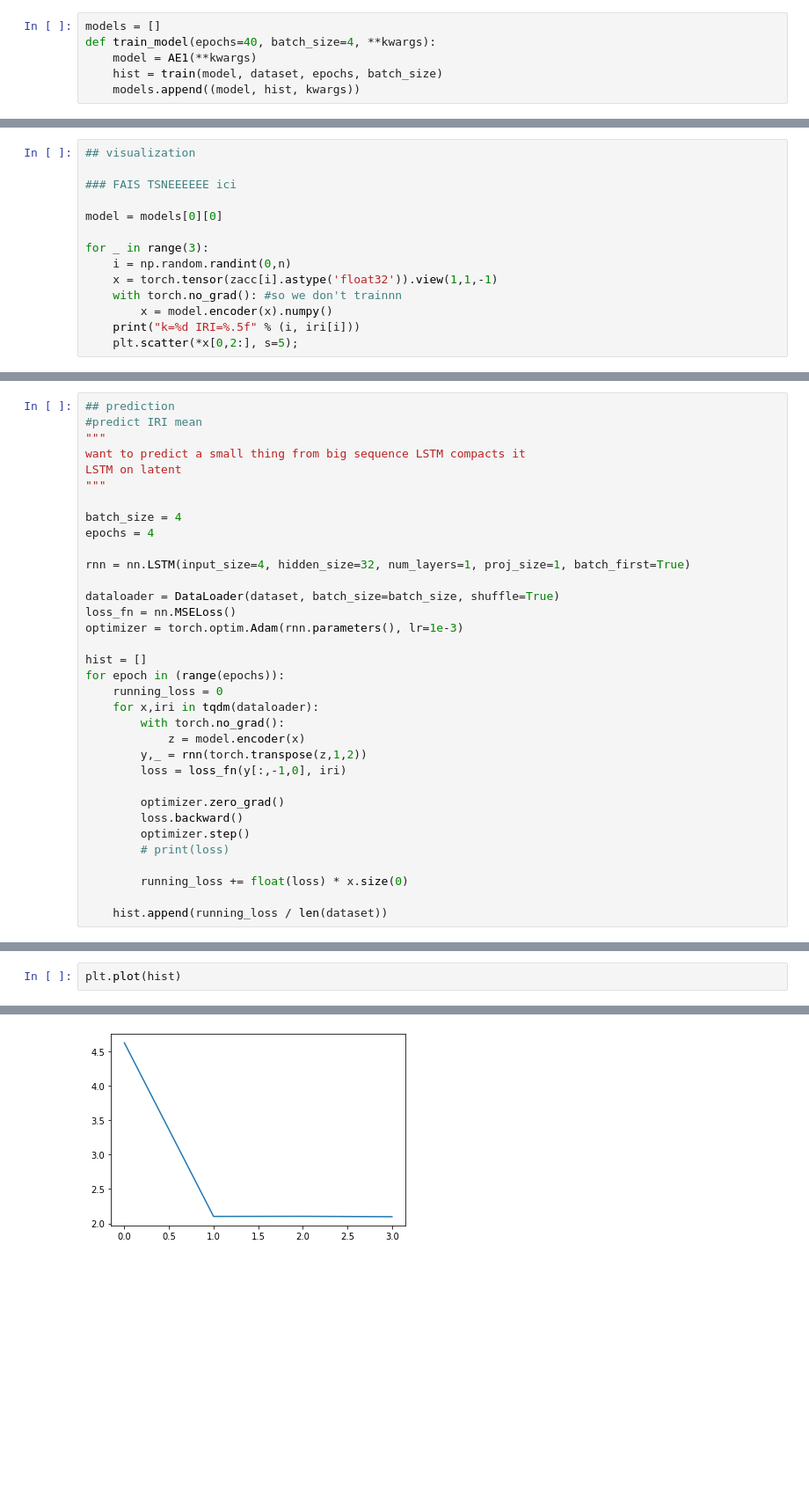
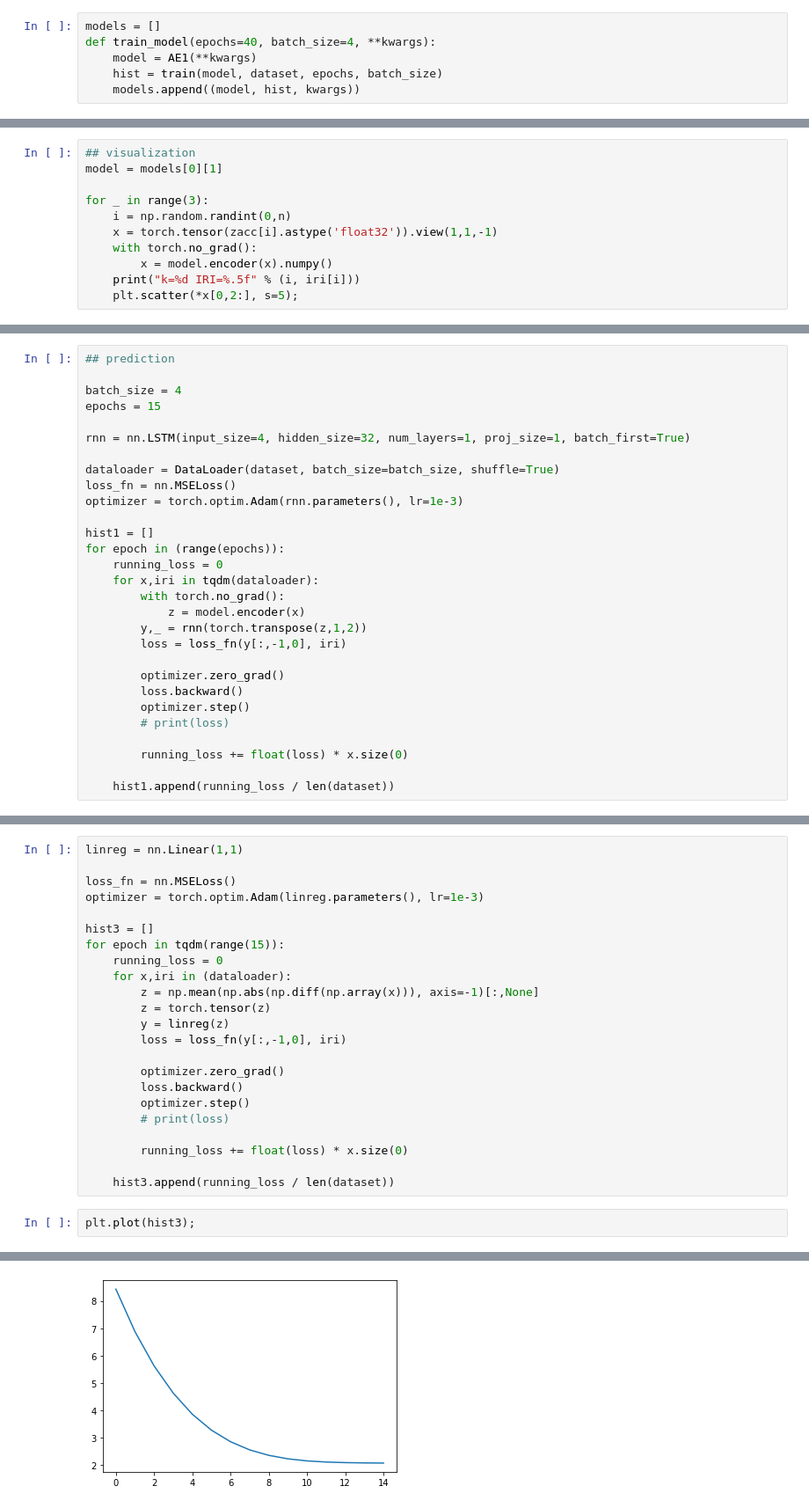
Before and after one commit to TheJproject/deeplearning, a Jupyter notebook: newAE_Conv.ipynb, the cells around one changed output, grey strips where cells are left out. Shown: that part at 88% size. Cells and saved outputs as stored; diff of their text form; blank space fills up the shorter version.

```diff
--- a/newAE_Conv.ipynb
+++ b/newAE_Conv.ipynb
@@ -303,14 +386,11 @@ interactive(children=(Dropdown(description='model', options=(((0, {'depth': 2, '
 # %%
 ## visualization
-
-### FAIS TSNEEEEEE ici
-
-model = models[0][0]
+model = models[0][1]
 
 for _ in range(3):
     i = np.random.randint(0,n)
     x = torch.tensor(zacc[i].astype('float32')).view(1,1,-1)
-    with torch.no_grad(): #so we don't trainnn
+    with torch.no_grad():
         x = model.encoder(x).numpy()
     print("k=%d IRI=%.5f" % (i, iri[i]))
     plt.scatter(*x[0,2:], s=5);
@@ -322,13 +399,8 @@ k=147 IRI=1.99329
 # %%
 ## prediction
-#predict IRI mean
-"""
-want to predict a small thing from big sequence LSTM compacts it
-LSTM on latent
-"""
 
 batch_size = 4
-epochs = 4
+epochs = 15
 
 rnn = nn.LSTM(input_size=4, hidden_size=32, num_layers=1, proj_size=1, batch_first=True)
 
@@ -336,7 +408,7 @@ dataloader = DataLoader(dataset, batch_size=batch_size, shuffle=True)
 loss_fn = nn.MSELoss()
 optimizer = torch.optim.Adam(rnn.parameters(), lr=1e-3)
 
-hist = []
+hist1 = []
 for epoch in (range(epochs)):
     running_loss = 0
     for x,iri in tqdm(dataloader):
@@ -352,4 +424,4 @@ for epoch in (range(epochs)):
 
         running_loss += float(loss) * x.size(0)
 
-    hist.append(running_loss / len(dataset))
+    hist1.append(running_loss / len(dataset))
@@ -356,3 +465,26 @@ for epoch in (range(epochs)):
+# %%
+linreg = nn.Linear(1,1)
+
+loss_fn = nn.MSELoss()
+optimizer = torch.optim.Adam(linreg.parameters(), lr=1e-3)
+
+hist3 = []
+for epoch in tqdm(range(15)):
+    running_loss = 0
+    for x,iri in (dataloader):
+        z = np.mean(np.abs(np.diff(np.array(x))), axis=-1)[:,None]
+        z = torch.tensor(z)
+        y = linreg(z)
+        loss = loss_fn(y[:,-1,0], iri)
+
+        optimizer.zero_grad()
+        loss.backward()
+        optimizer.step()
+        # print(loss)
+
+        running_loss += float(loss) * x.size(0)
+
+    hist3.append(running_loss / len(dataset))
 # %%
-plt.plot(hist)
+plt.plot(hist3);
 # %% [output]
@@ -360 +491 @@ plt.plot(hist)
-[figure, old version]
+[figure, new version]
```
Also changed, not shown: parts of 30 cells of this notebook, 3 other files.
